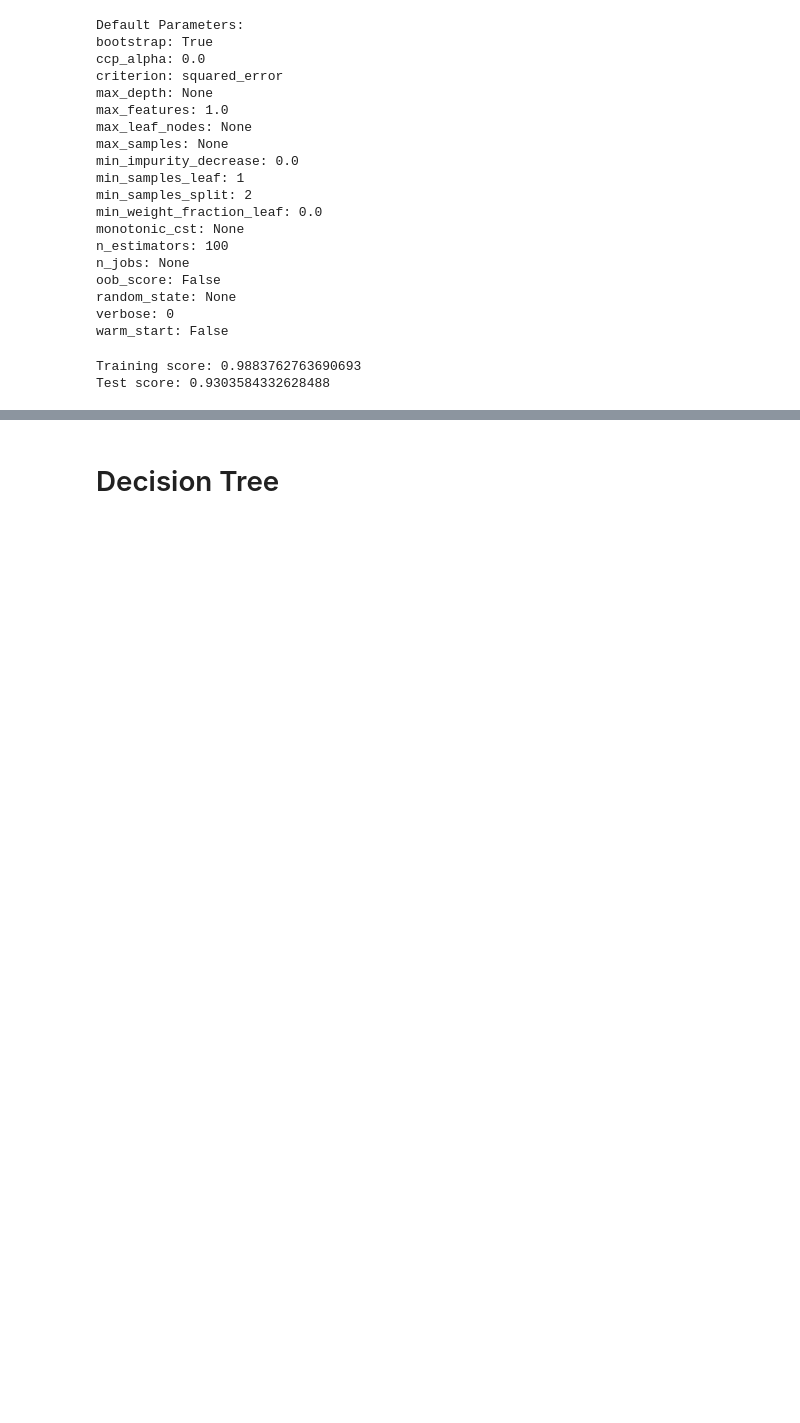
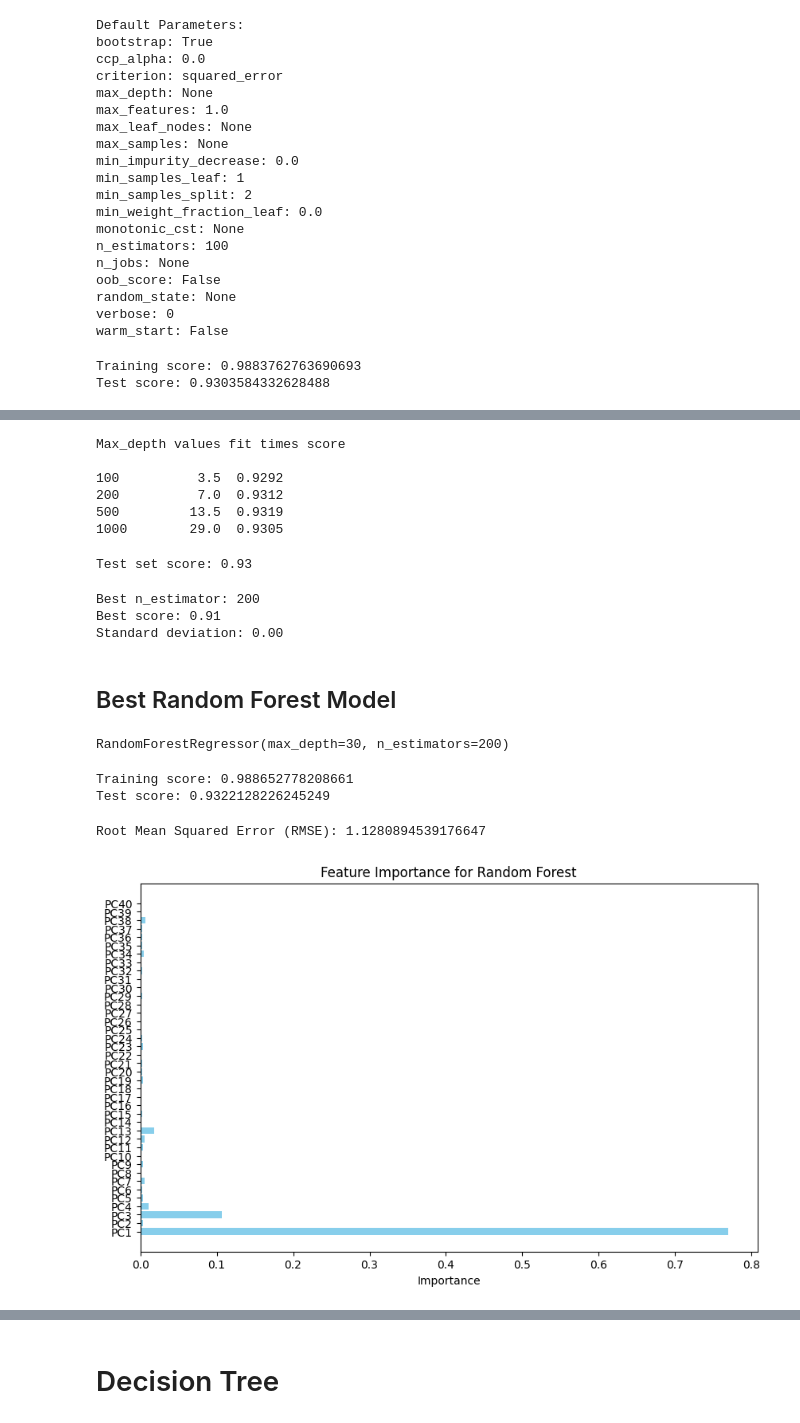
Before and after one commit to DSP557-ResearchCapstoneURI/CapstoneProject, a Jupyter notebook: Capstone.ipynb, the cells around one changed output, grey strips where cells are left out. Saved outputs shown, nothing was run; the diff lists cells and outputs as text; code cells hidden in the pictures; blank space fills up the shorter version.

```diff
--- a/Capstone.ipynb
+++ b/Capstone.ipynb
@@ -500,0 +592,80 @@ Test score: 0.9303584332628488
+# %%
+import time
+fit_time = []
+score = []
+params = [100, 200, 500, 1000]
+
+for p in params:
+    model = RandomForestRegressor(n_estimators=p)
+    start = time.time()
+    model.fit(X_train_preprocessed, y_train)
+    stop = time.time()
+    fit_time.append(stop - start)
+    score.append(model.score(X_test_preprocessed, y_test))
+
+print("Max_depth values fit times score \n")
+for p, t, s in list(zip(params, fit_time, score)):
+    print(f"{p:<5} {t:>10.1f}  {s:>5.4f}")
+# %% [output]
+Max_depth values fit times score
+
+100          3.5  0.9292
+200          7.0  0.9312
+500         13.5  0.9319
+1000        29.0  0.9305
+# %%
+from sklearn.model_selection import GridSearchCV
+model = RandomForestRegressor()
+param_grid = {'n_estimators': [100, 200, 500]}
+grid_search = GridSearchCV(model, param_grid, cv=3,
+                          scoring='r2',
+                          return_train_score=True,
+                          refit = True)
+# %%
+grid_search.fit(X_train_preprocessed, y_train)
+print("Test set score: {:.2f}".format(grid_search.score(X_test_preprocessed, y_test)))
+# %% [output]
+Test set score: 0.93
+# %%
+best_params = grid_search.best_params_
+mean_scores = grid_search.cv_results_['mean_test_score']
+params = grid_search.cv_results_['params']
+print("Best n_estimator:", best_params['n_estimators'])
+print("Best score: {:.2f}".format(mean_scores.max()))
+print("Standard deviation: {:.2f}".format(mean_scores.std()))
+# %% [output]
+Best n_estimator: 200
+Best score: 0.91
+Standard deviation: 0.00
+# %% [markdown]
+## Best Random Forest Model
+# %%
+model = RandomForestRegressor(max_depth=30, n_estimators=200)
+model.fit(X_train_preprocessed, y_train)
+# %% [output]
+RandomForestRegressor(max_depth=30, n_estimators=200)
+# %%
+print("Training score:", model.score(X_train_preprocessed, y_train))
+print("Test score:", model.score(X_test_preprocessed, y_test))
+# %% [output]
+Training score: 0.988652778208661
+Test score: 0.9322128226245249
+# %%
+from sklearn.metrics import mean_squared_error
+y_train_pred = model.predict(X_train_preprocessed)
+y_test_pred = model.predict(X_test_preprocessed)
+mse = mean_squared_error(y_test, y_test_pred)
+rmse = np.sqrt(mse)
+
+print("Root Mean Squared Error (RMSE):", rmse)
+# %% [output]
+Root Mean Squared Error (RMSE): 1.1280894539176647
+# %%
+feature_importance = model.feature_importances_
+plt.figure(figsize=(10, 6))
+plt.barh(X_train_preprocessed.columns, feature_importance, color='skyblue')
+plt.xlabel('Importance')
+plt.title('Feature Importance for Random Forest')
+plt.show()
+# %% [output]
+[figure, added]
```
Also changed, not shown: parts of 22 cells of this notebook.
